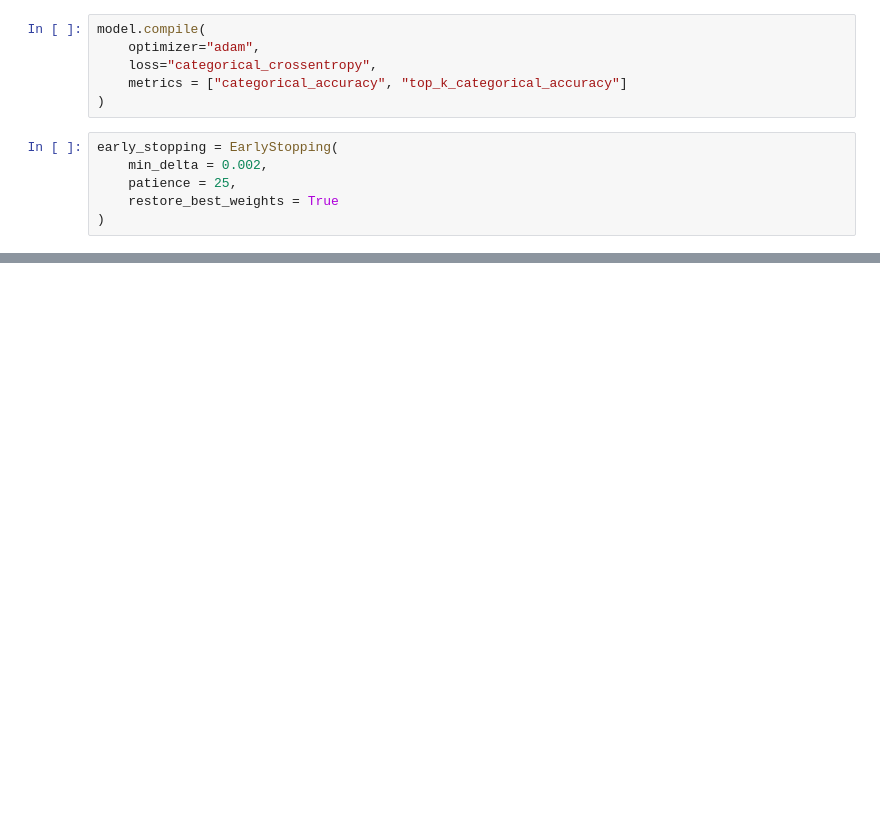
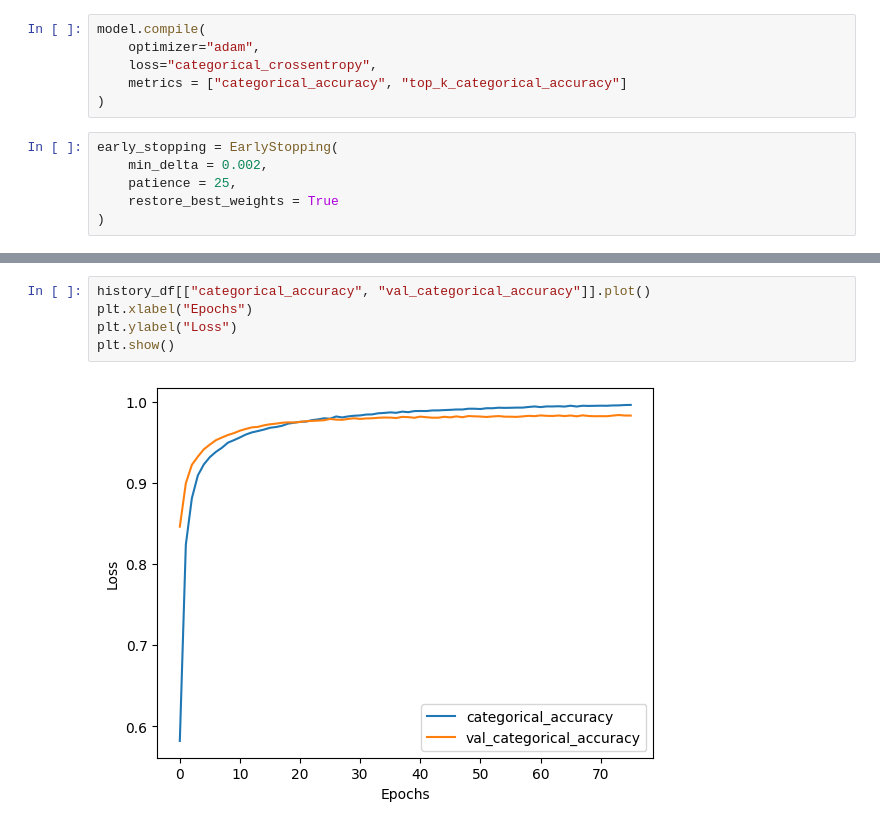
Before and after one commit to Sam-3l/Neurodigits, a Jupyter notebook: neuro-digit-recognizer.ipynb, the cells around one changed output, grey strips where cells are left out. Drawn from its saved outputs; the diff is of its cells as text; blank space fills up the shorter version.

```diff
--- a/neuro-digit-recognizer.ipynb
+++ b/neuro-digit-recognizer.ipynb
@@ -45,0 +109,7 @@ ValueError: Failed to find data adapter that can handle input: <class 'NoneType'
+# %%
+history_df[["categorical_accuracy", "val_categorical_accuracy"]].plot()
+plt.xlabel("Epochs")
+plt.ylabel("Loss")
+plt.show()
+# %% [output]
+[figure, added]
```
Also changed, not shown: parts of 30 cells of this notebook, 5 other files.
